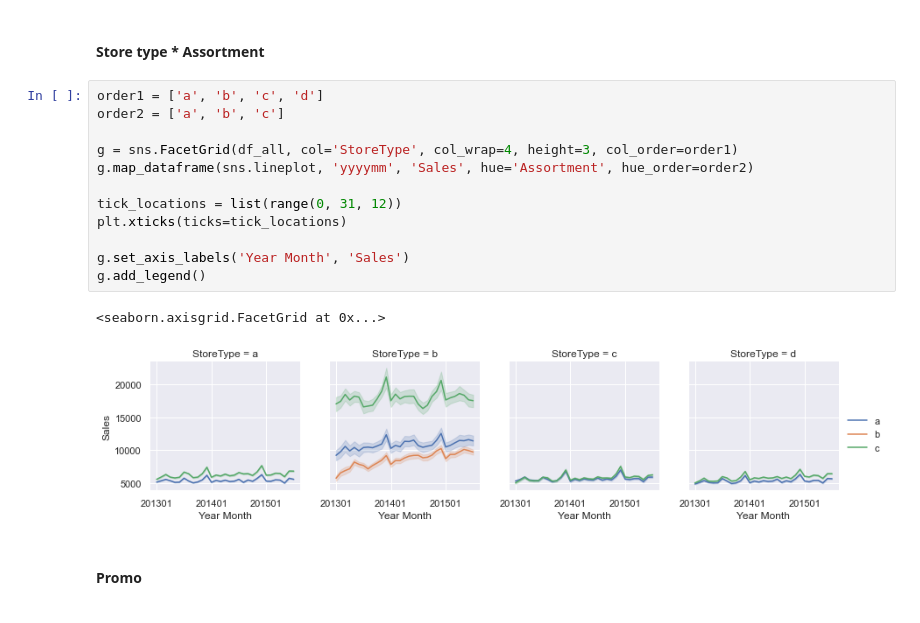
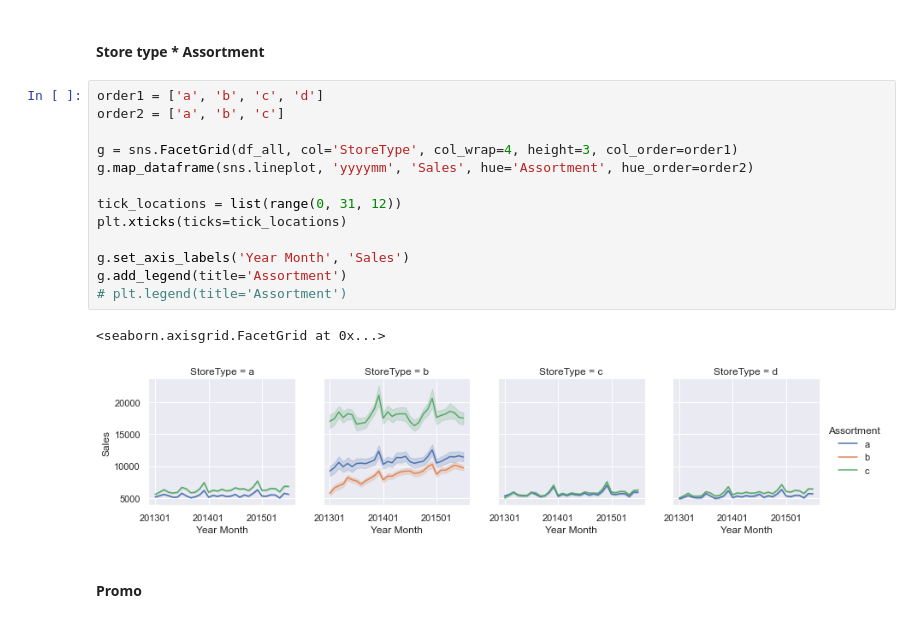
Before and after one commit to CYCCCCC/store_sales_prediction, a Jupyter notebook: store_sales.ipynb, the cells around one changed output. Drawn from its saved outputs; the diff is of its cells as text.

```diff
--- a/store_sales.ipynb
+++ b/store_sales.ipynb
@@ -1125,18 +1175,19 @@ g.add_legend()
 # %%
 order1 = ['a', 'b', 'c', 'd']
 order2 = ['a', 'b', 'c']
 
 g = sns.FacetGrid(df_all, col='StoreType', col_wrap=4, height=3, col_order=order1)
 g.map_dataframe(sns.lineplot, 'yyyymm', 'Sales', hue='Assortment', hue_order=order2)
 
 tick_locations = list(range(0, 31, 12))
 plt.xticks(ticks=tick_locations)
 
 g.set_axis_labels('Year Month', 'Sales')
-g.add_legend()
+g.add_legend(title='Assortment')
+# plt.legend(title='Assortment')
 # %% [output]
 <seaborn.axisgrid.FacetGrid at 0x...>
-[figure, old version]
+[figure, new version]
 # %% [markdown]
 #### Promo
 # %%
```
Also changed, not shown: parts of 9 cells of this notebook.
